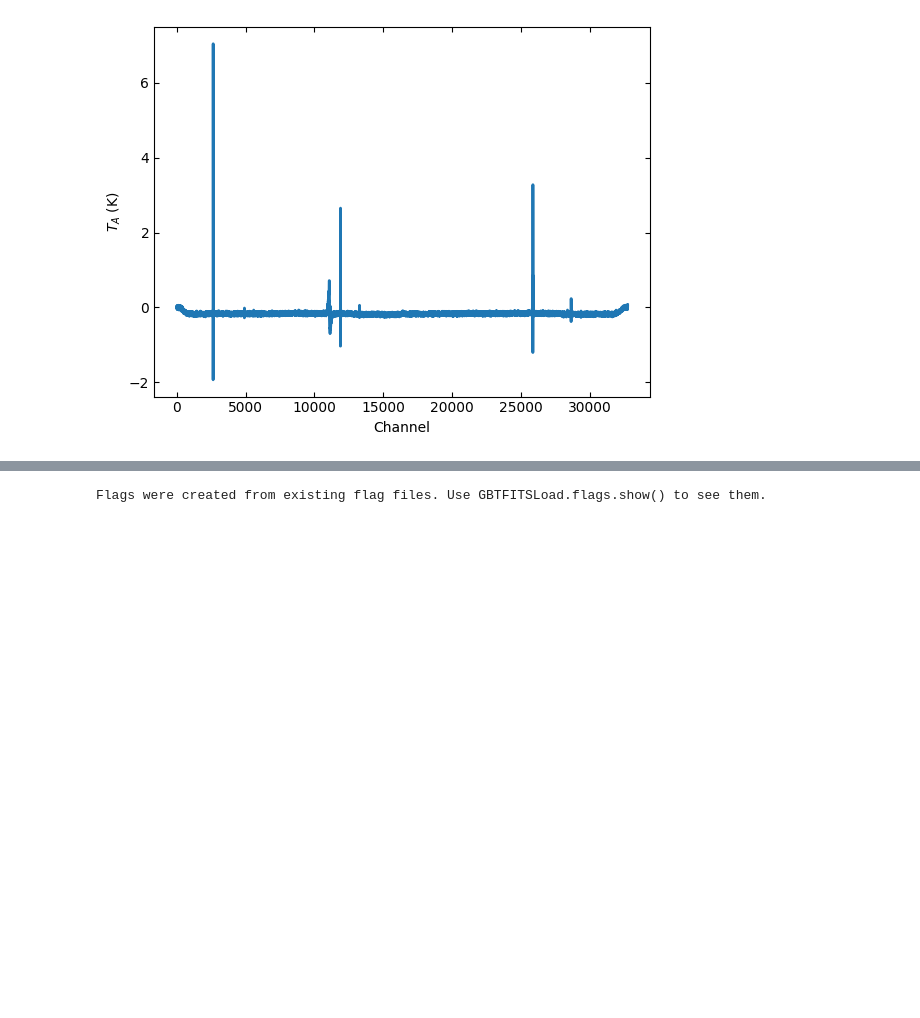
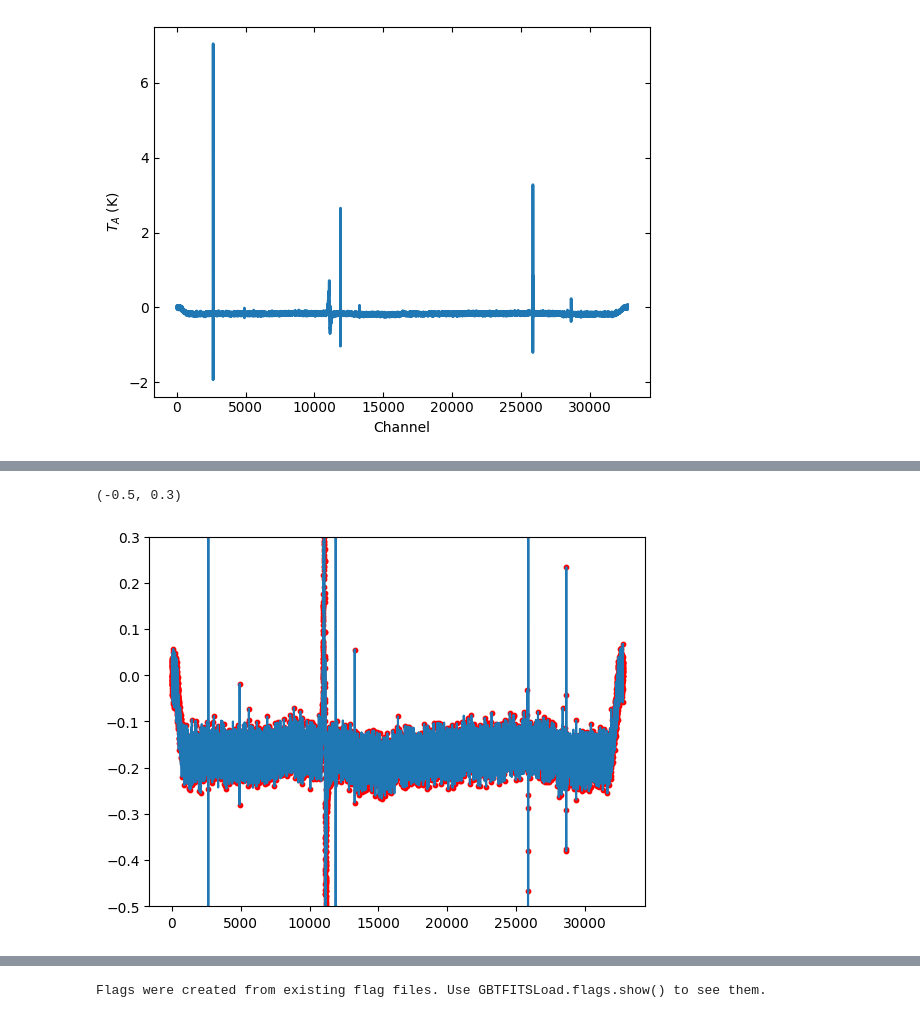
Before and after one commit to swapnaneeldey/GBT_HI_DR_Dysh_Blue_blobs24B, a Jupyter notebook: HI_trial_part3.ipynb, the cells around one changed output, grey strips where cells are left out. Saved outputs shown, nothing was run; the diff lists cells and outputs as text; code cells hidden in the pictures; blank space fills up the shorter version.

```diff
--- a/HI_trial_part3.ipynb
+++ b/HI_trial_part3.ipynb
@@ -74,0 +98,9 @@ for scans in BC22_scans:
+# %%
+flag_list_int = [int(x) for x in flag_list]
+# %%
+plt.plot(ps0.flux.value)
+plt.scatter(flag_list_int, ps0.flux.value[flag_list_int], color='r', s=10)
+plt.ylim(-0.5, 0.3)
+# %% [output]
+(-0.5, 0.3)
+[figure, added]
```
Also changed, not shown: parts of 15 cells of this notebook.
